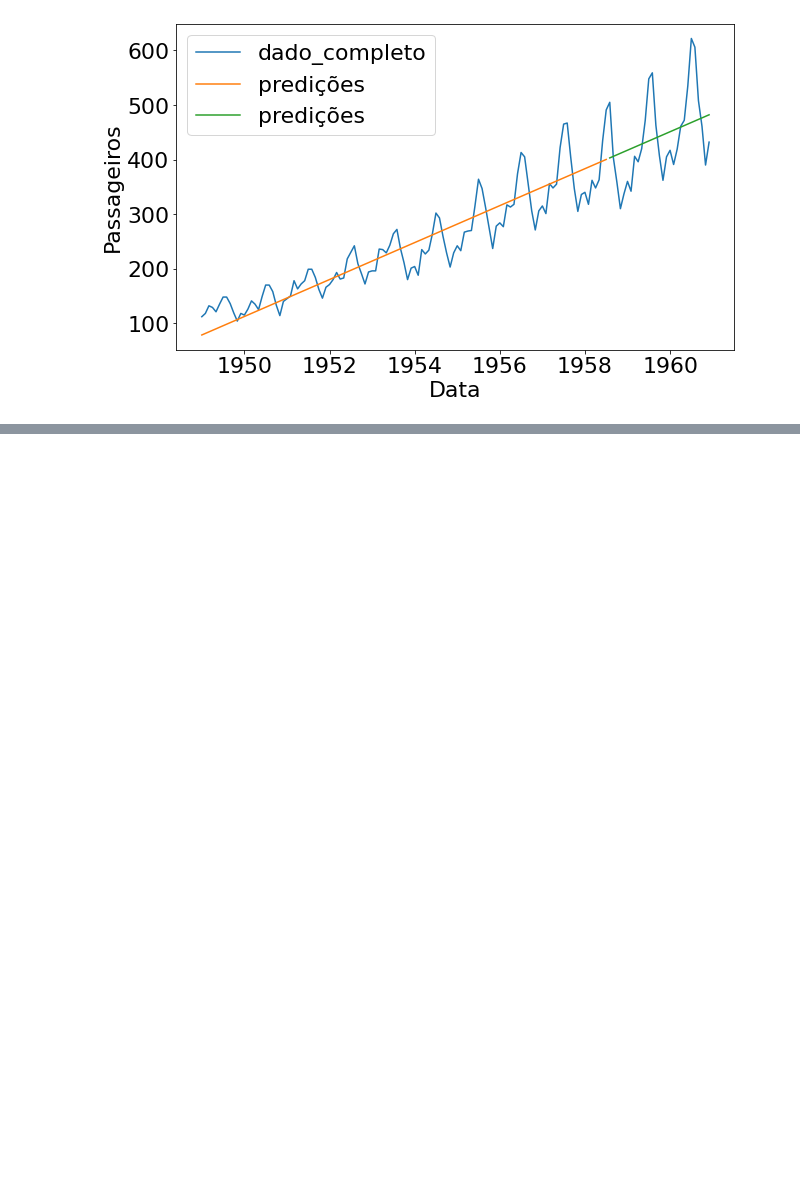
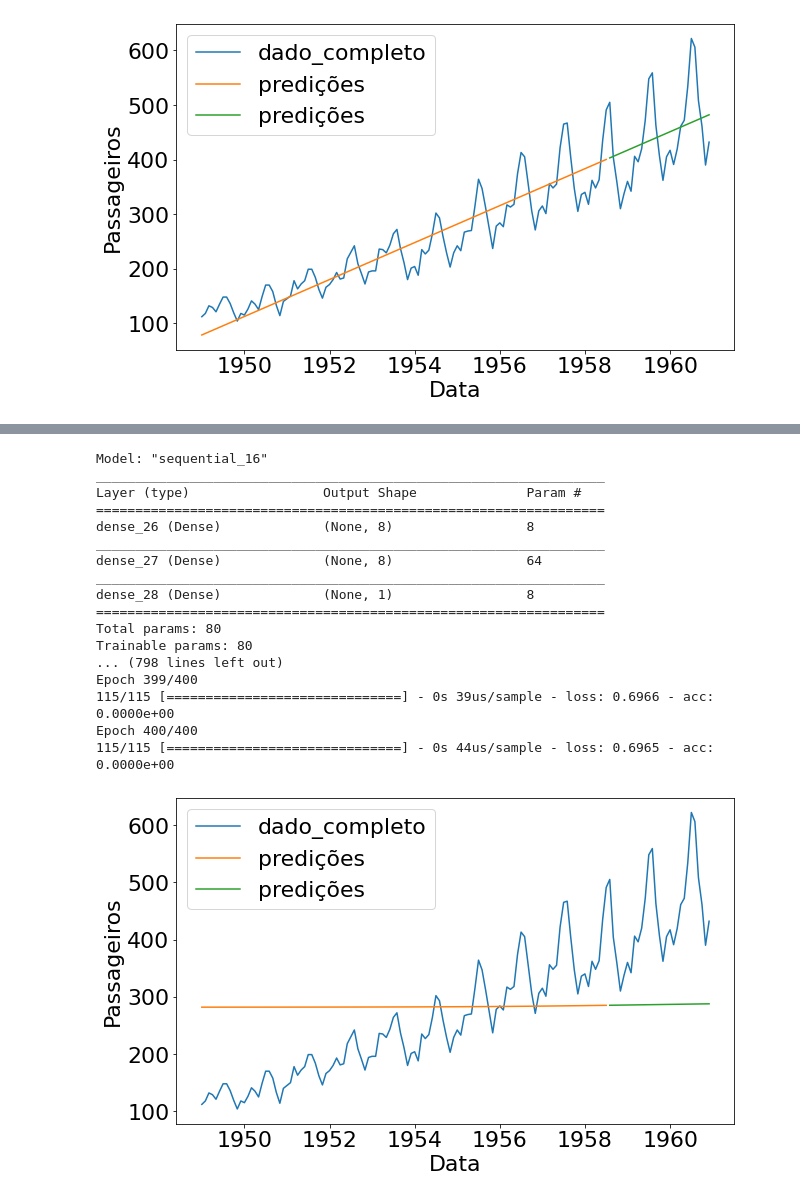
Before and after one commit to edabruzzo/machine_learning_alura, a Jupyter notebook: previsao_keras_1.ipynb, the cells around one changed output, grey strips where cells are left out. Saved outputs shown, nothing was run; the diff lists cells and outputs as text; code cells hidden in the pictures; blank space fills up the shorter version.

Commit message:
Testing hyperparams and other activations and topologies

```diff
--- a/previsao_keras_1.ipynb
+++ b/previsao_keras_1.ipynb
@@ -249,0 +250,51 @@ Epoch 100/100
+# %%
+hyperparams_4 = [{
+
+    'dimensao_saida':8,
+   'activation':'sigmoid',
+    'kernel_initializer':'random_uniform',
+    'use_bias':True,
+
+},
+
+
+{
+    'dimensao_saida':8,
+   'activation':'sigmoid',
+    'kernel_initializer':'random_uniform',
+    'use_bias':True,
+
+},
+
+    {
+    'dimensao_saida':1,
+    'activation':'linear',
+    'kernel_initializer':'random_uniform',
+    'use_bias':True,
+
+}
+
+
+
+]
+
+testar_modelo(hyperparams_4, epocas_treino=500)
+# %% [output]
+Model: "sequential_16"
+_________________________________________________________________
+Layer (type)                 Output Shape              Param #
+=================================================================
+dense_26 (Dense)             (None, 8)                 8
+_________________________________________________________________
+dense_27 (Dense)             (None, 8)                 64
+_________________________________________________________________
+dense_28 (Dense)             (None, 1)                 8
+=================================================================
+Total params: 80
+Trainable params: 80
+... (798 lines left out)
+Epoch 399/400
+115/115 [==============================] - 0s 39us/sample - loss: 0.6966 - acc: 0.0000e+00
+Epoch 400/400
+115/115 [==============================] - 0s 44us/sample - loss: 0.6965 - acc: 0.0000e+00
+[figure, added]
```
Also changed, not shown: parts of 6 cells of this notebook.
